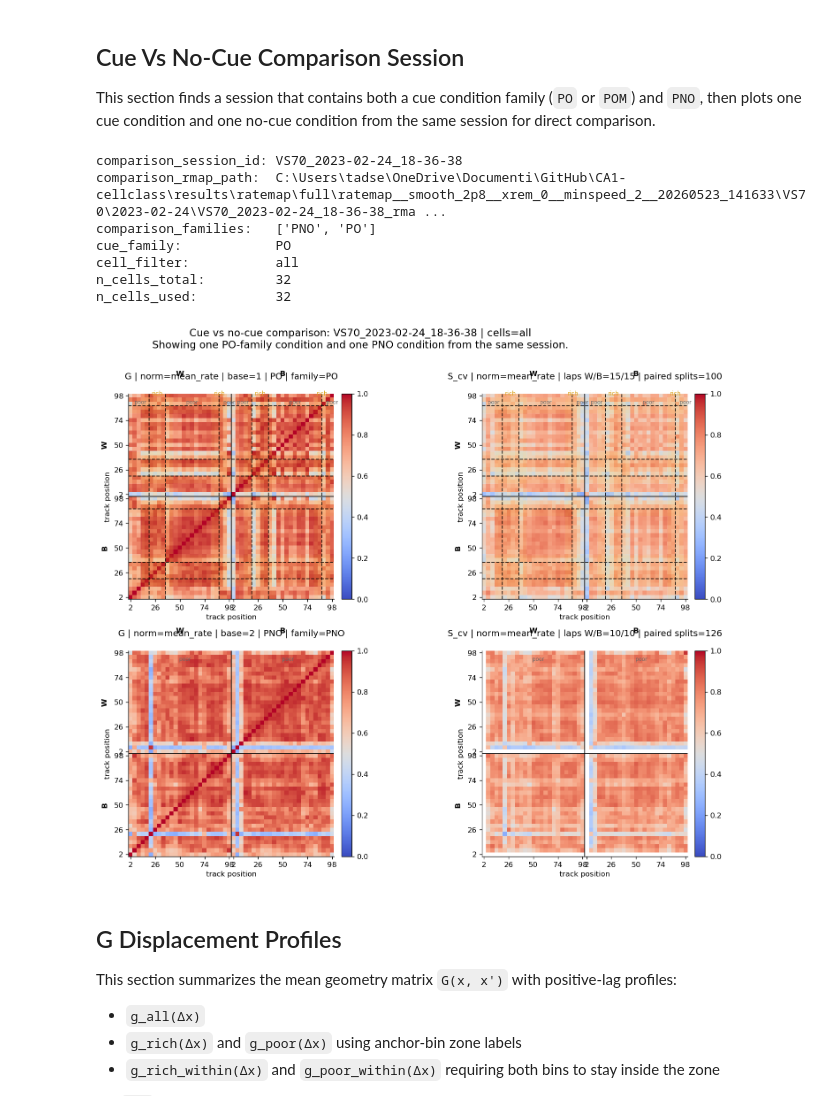
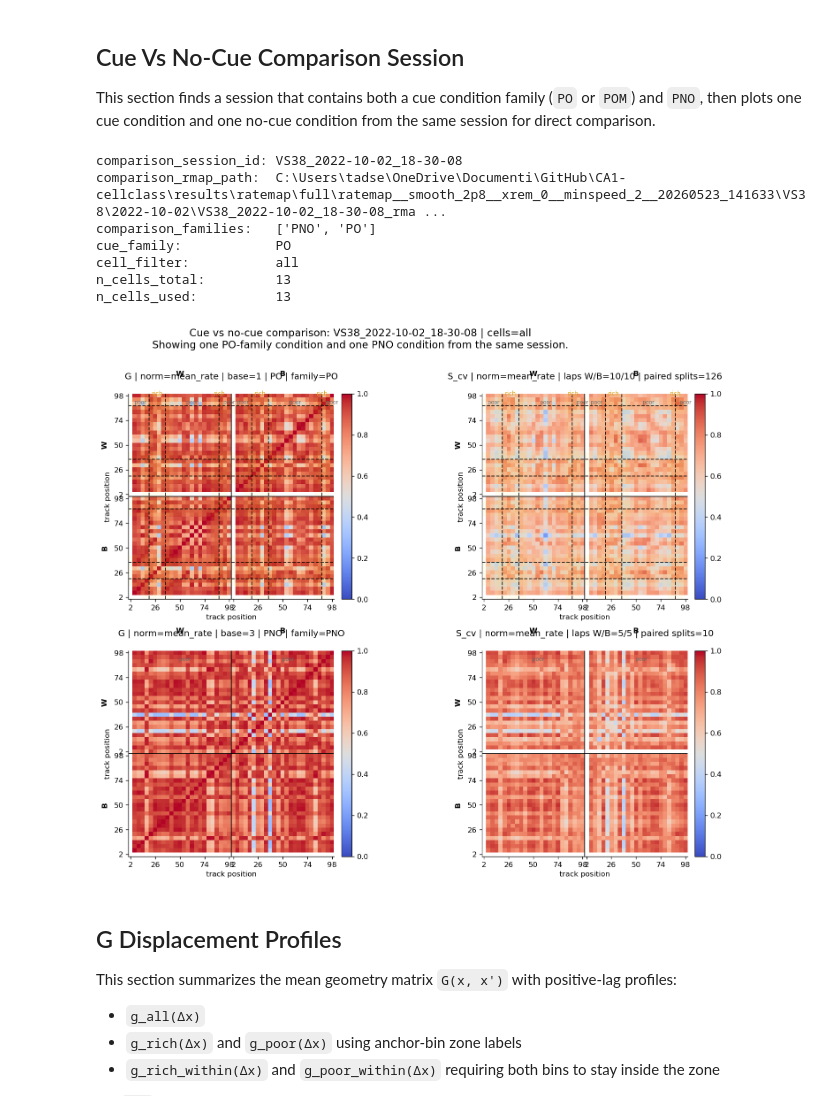
Before and after one commit to tadex909/CA1-cellclass, a Jupyter notebook: notebooks/population_geometry_smoke_test.ipynb, the cells around one changed output. Cells and saved outputs as stored; diff of their text form; code cells hidden in the pictures.

```diff
--- a/notebooks/population_geometry_smoke_test.ipynb
+++ b/notebooks/population_geometry_smoke_test.ipynb
@@ -619,8 +634,7 @@ comparison_candidate_sessions = [
     "VS70_2023-02-24_18-36-38",
     "VS73_2023-03-21_19-53-41",
 ]
-comparison_session_override = "VS69_2023-02-24_12-16-41"# set to "" to let the helper choose a candidate
-comparison_session_override = "VS70_2023-02-24_18-36-38" # alias for legacy notebooks
+comparison_session_override = "VS38_2022-10-02_18-30-08"# set to "" to let the helper choose a candidate
 comparison_required_families = ("PNO",)
 comparison_cue_family_order = ("PO", "POM")
 
@@ -760,38 +774,38 @@ for base_row, base_cond in enumerate(comparison_base_conditions):
             f"G | norm={norm} | base={base_cond} | {condition_name} | family={condition_family}",
             pad=20,
         )
         ax_s.set_title(
             f"S_cv | norm={norm} | laps W/B={laps_w}/{laps_b} | paired splits={paired_splits}",
             pad=20,
         )
 
         for ax in (ax_g, ax_s):
             ax.set_box_aspect(1)
             draw_cue_guides(ax, cue_layout)
             decorate_direction_axes(ax, cue_layout)
             ax.set_xlabel("track position")
             ax.set_ylabel("track position")
 
         fig.colorbar(im_g, ax=ax_g, fraction=0.035, pad=0.02)
         fig.colorbar(im_s, ax=ax_s, fraction=0.035, pad=0.02)
 
 fig.suptitle(
     f"Cue vs no-cue comparison: {comparison_session_id} | cells={comparison_cell_filter_label}\n"
     f"Showing one {comparison_cue_family}-family condition and one PNO condition from the same session.",
     y=1.01,
     fontsize=14,
 )
 fig.tight_layout()
 plt.show()
 # %% [output]
-comparison_session_id: VS70_2023-02-24_18-36-38
-comparison_rmap_path:  C:\Users\tadse\OneDrive\Documenti\GitHub\CA1-cellclass\results\ratemap\full\ratemap__smooth_2p8__xrem_0__minspeed_2__20260523_141633\VS70\2023-02-24\VS70_2023-02-24_18-36-38_rma ...
+comparison_session_id: VS38_2022-10-02_18-30-08
+comparison_rmap_path:  C:\Users\tadse\OneDrive\Documenti\GitHub\CA1-cellclass\results\ratemap\full\ratemap__smooth_2p8__xrem_0__minspeed_2__20260523_141633\VS38\2022-10-02\VS38_2022-10-02_18-30-08_rma ...
 comparison_families:   ['PNO', 'PO']
 cue_family:            PO
 cell_filter:           all
-n_cells_total:         32
-n_cells_used:          32
+n_cells_total:         13
+n_cells_used:          13
-[figure, old version]
+[figure, new version]
 # %% [markdown]
 ## G Displacement Profiles
 
```
Also changed, not shown: parts of 8 cells of this notebook, 7 other files.
